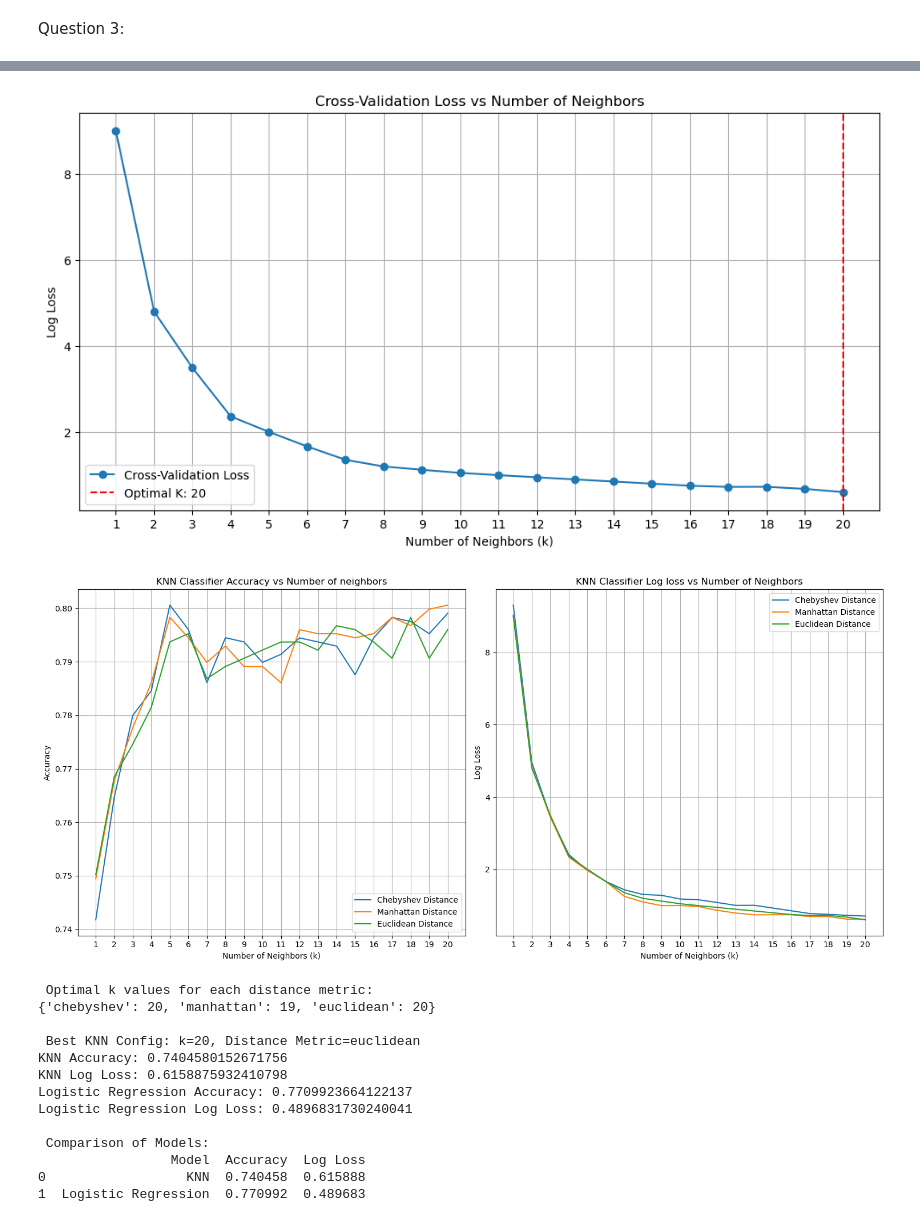
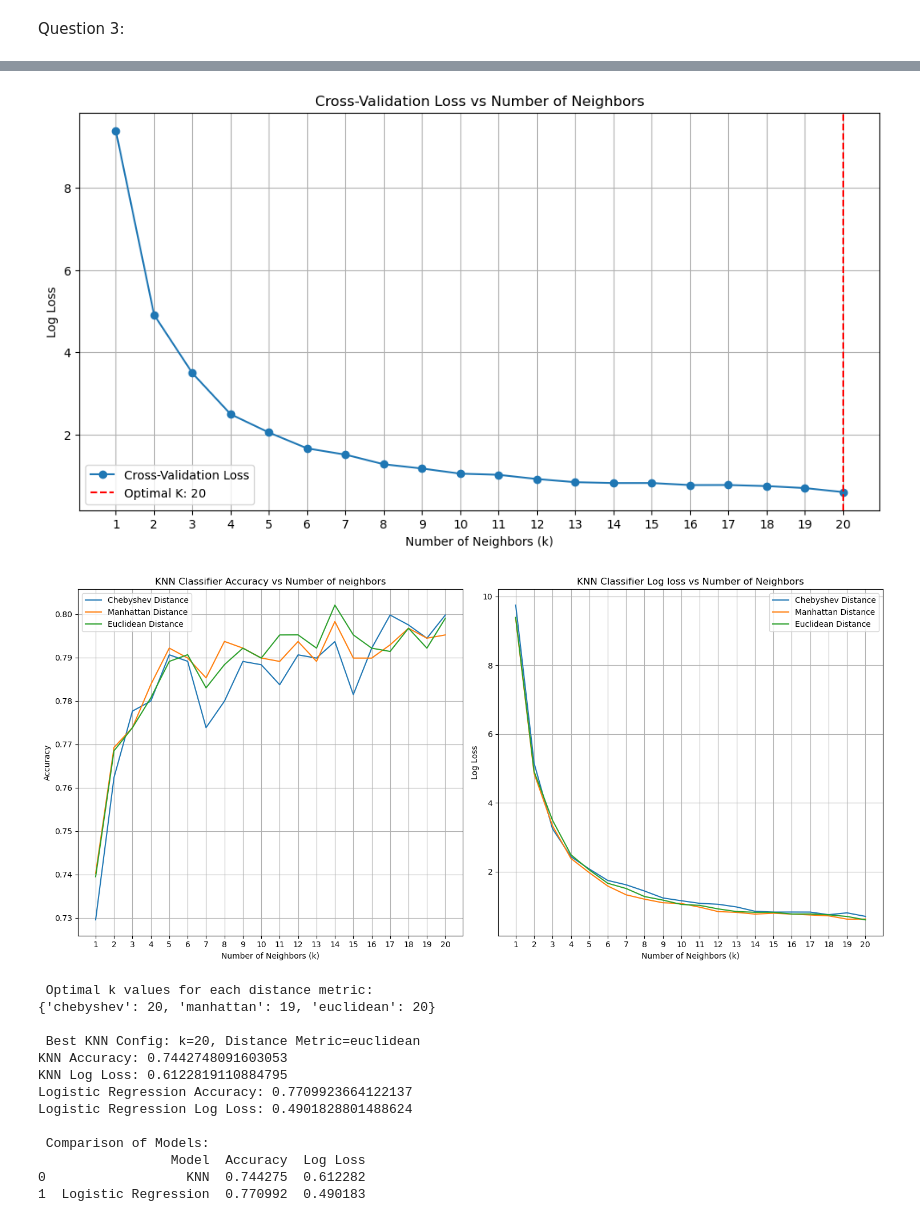
Before and after one commit to ahugari/DIAML, a Jupyter notebook: Assignment 6/miraguha_DIAML_Assignment6.ipynb, the cells around one changed output, grey strips where cells are left out. Cells and saved outputs as stored; diff of their text form; code cells hidden in the pictures.

```diff
--- a/Assignment 6/miraguha_DIAML_Assignment6.ipynb
+++ b/Assignment 6/miraguha_DIAML_Assignment6.ipynb
@@ -300,7 +300,7 @@ titan_df = pd.read_csv('data/titanic3.csv')
 titan_df = titan_df.drop(columns=['name','ticket', 'embarked','boat','body','cabin','home.dest'])
 
 # impute missing values using mean
-mean_age = titan_df['age'].mean()
+mean_age = titan_df['age'].median()
 titan_df['age'] = titan_df['age'].fillna(mean_age)
 
 mean_fare = titan_df['fare'].mean()
@@ -445,8 +445,8 @@ def evaluate_k_model(distance_metric):
 
         # fitting the entire training set to get in-sample loss
         knn_model.fit(x_scaled, y)
-        y_pred_proba_in_smaple = knn_model.predict_proba(x_scaled)
-        fold_in_sample_losses.append(log_loss(y, y_pred_proba_in_smaple))
+        y_pred_proba_in_sample = knn_model.predict_proba(x_scaled)
+        fold_in_sample_losses.append(log_loss(y, y_pred_proba_in_sample))
 
     return accuracies, log_losses, fold_in_sample_losses
 
@@ -552,17 +552,17 @@ Resubstitution Log Loss: 0.41438601380547807
 Optimal number of neighbors: 20
-[figure, old version]
+[figure, new version]
-[figure, old version]
+[figure, new version]
  Optimal k values for each distance metric:
 {'chebyshev': 20, 'manhattan': 19, 'euclidean': 20}
 
  Best KNN Config: k=20, Distance Metric=euclidean
-KNN Accuracy: 0.7404580152671756
-KNN Log Loss: 0.6158875932410798
+KNN Accuracy: 0.7442748091603053
+KNN Log Loss: 0.6122819110884795
 Logistic Regression Accuracy: 0.7709923664122137
-Logistic Regression Log Loss: 0.4896831730240041
+Logistic Regression Log Loss: 0.4901828801488624
 
  Comparison of Models:
                  Model  Accuracy  Log Loss
-0                  KNN  0.740458  0.615888
-1  Logistic Regression  0.770992  0.489683
+0                  KNN  0.744275  0.612282
+1  Logistic Regression  0.770992  0.490183
 [figure]
```
Also changed, not shown: parts of 5 cells of this notebook, 2 other files.
